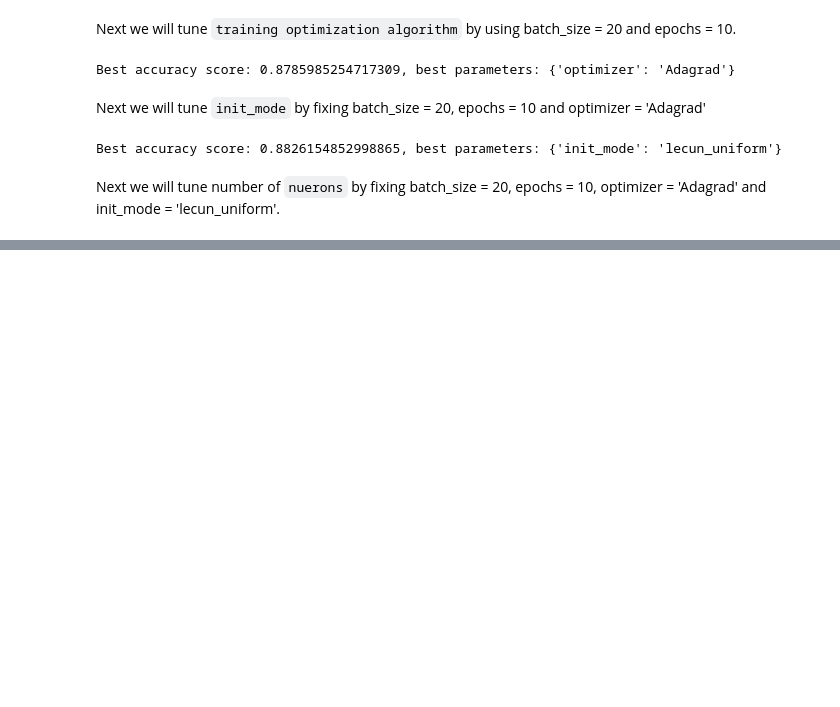
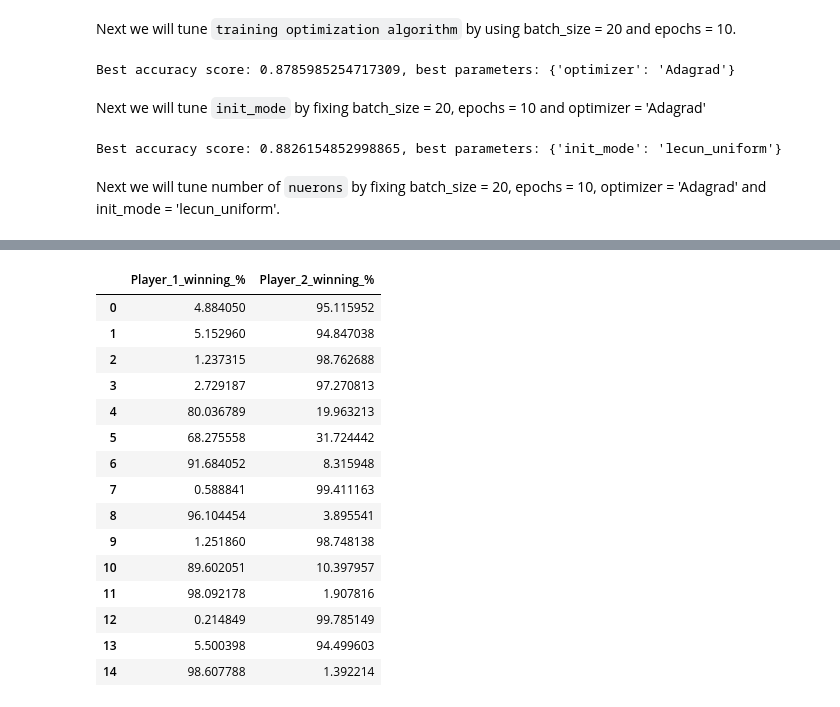
Before and after one commit to george1577/Thinkful_Data_Science, a Jupyter notebook: Capstone project/Capstone project 2/Modeling/Modeling.ipynb, the cells around one changed output, grey strips where cells are left out. Drawn from its saved outputs; the diff is of its cells as text; code cells hidden in the pictures; blank space fills up the shorter version.

```diff
--- a/Capstone project/Capstone project 2/Modeling/Modeling.ipynb
+++ b/Capstone project/Capstone project 2/Modeling/Modeling.ipynb
@@ -1295,0 +1251,9 @@ from keras.layers import LSTM
+# %%
+# define a model with hyperparameters showing above
+model = Sequential()
+model.add(SimpleRNN(32, input_shape=(10, 228)))
+model.add(Dense(2, activation='relu', kernel_initializer='lecun_uniform'))
+model.add(Dense(2, activation='softmax', kernel_initializer='lecun_uniform'))
+model.compile(loss='binary_crossentropy', optimizer='Adagrad', metrics=['accuracy'])
+print(model.summary())
+model.fit(X_train, y_train_softmax, batch_size=20, epochs=10, validation_data=(X_test, y_test_softmax))
@@ -1295,0 +1557,9 @@ from keras.layers import LSTM
+# %%
+# define a model with hyperparameters showing above
+model = Sequential()
+model.add(LSTM(32, input_shape=(10, 228), return_sequences=False))
+model.add(Dense(32, activation='relu', kernel_initializer='normal'))
+model.add(Dense(2, activation='softmax', kernel_initializer='normal'))
+model.compile(loss='binary_crossentropy', optimizer='Adadelta', metrics=['accuracy'])
+print(model.summary())
+model.fit(X_train, y_train_softmax, batch_size=40, epochs=5, validation_data=(X_test, y_test_softmax))
@@ -1295,0 +1776,9 @@ from keras.layers import LSTM
+# %%
+# retrain simpleRNN model using the best hyperparameters we tuned
+model = Sequential()
+model.add(SimpleRNN(32, input_shape=(10, 228)))
+model.add(Dense(2, activation='relu', kernel_initializer='lecun_uniform'))
+model.add(Dense(2, activation='softmax', kernel_initializer='lecun_uniform'))
+model.compile(loss='binary_crossentropy', optimizer='Adagrad', metrics=['accuracy'])
+print(model.summary())
+model.fit(X_train, y_train_softmax, batch_size=20, epochs=10, validation_data=(X_test, y_test_softmax))
@@ -1295,0 +1804,23 @@ from keras.layers import LSTM
+# %%
+# construct dataframe
+rnn_predict_df = pd.DataFrame(model.predict(X_test)*100,
+                columns=['Player_1_winning_%', 'Player_2_winning_%'])
+# %%
+display(rnn_predict_df.head(15))
+# %% [output]
+|  | Player_1_winning_% | Player_2_winning_% |
+| 0 | 4.884050 | 95.115952 |
+| 1 | 5.152960 | 94.847038 |
+| 2 | 1.237315 | 98.762688 |
+| 3 | 2.729187 | 97.270813 |
+| 4 | 80.036789 | 19.963213 |
+| 5 | 68.275558 | 31.724442 |
+| 6 | 91.684052 | 8.315948 |
+| 7 | 0.588841 | 99.411163 |
+| 8 | 96.104454 | 3.895541 |
+| 9 | 1.251860 | 98.748138 |
+| 10 | 89.602051 | 10.397957 |
+| 11 | 98.092178 | 1.907816 |
+| 12 | 0.214849 | 99.785149 |
+| 13 | 5.500398 | 94.499603 |
+| 14 | 98.607788 | 1.392214 |
```
Also changed, not shown: parts of 90 cells of this notebook, 2 other files.
